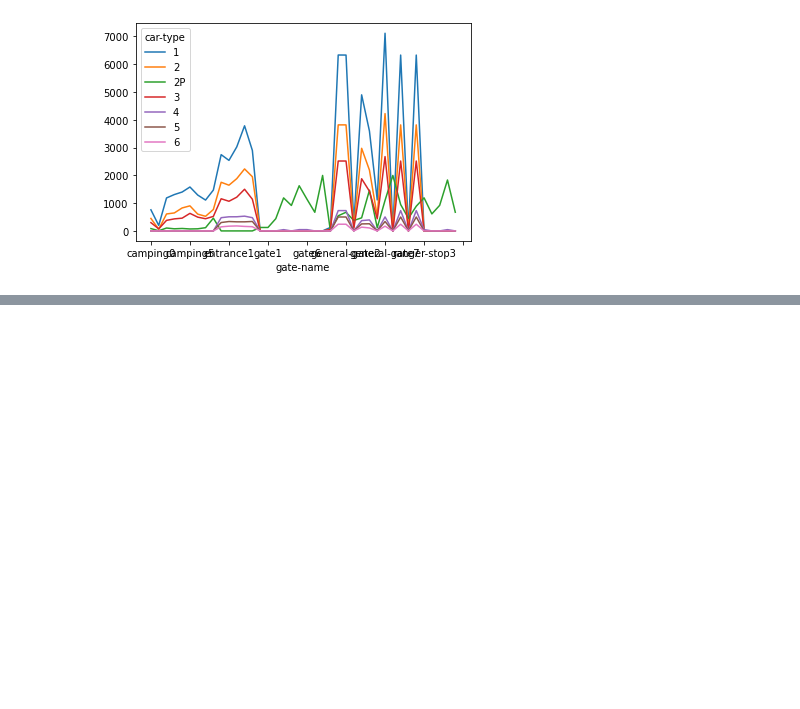
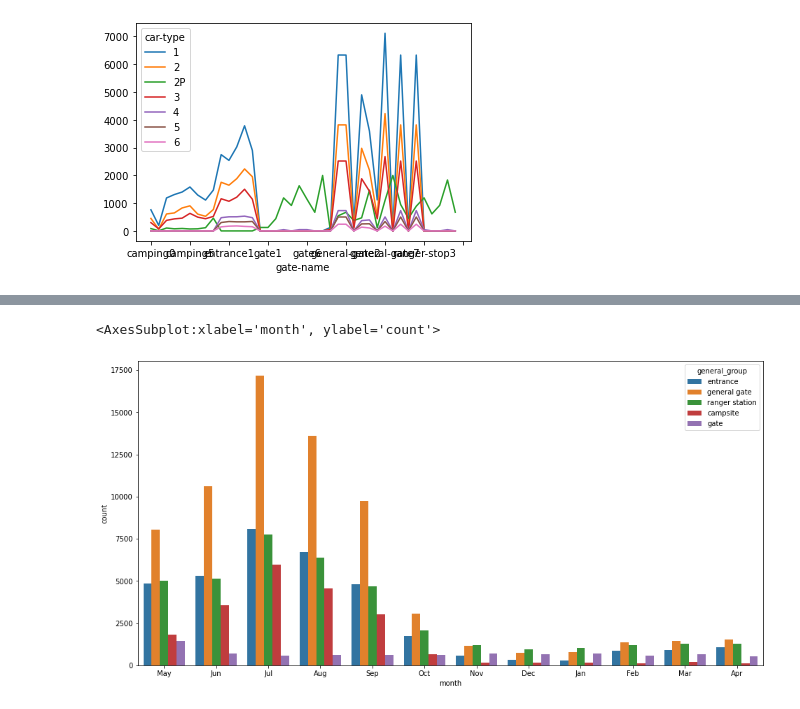
Before and after one commit to dollberk/Patterns_of_Life_Capstone, a Jupyter notebook: Capstone_Final.ipynb, the cells around one changed output, grey strips where cells are left out. Cells and saved outputs as stored; diff of their text form; code cells hidden in the pictures; blank space fills up the shorter version.

```diff
--- a/Capstone_Final.ipynb
+++ b/Capstone_Final.ipynb
@@ -615,0 +670,10 @@ m.unstack().plot(legend=True)
+# %%
+# rearrange columns so gates are together
+
+data['general_group'] = np.where(data['gate-name'].str.startswith('camping'), 'campsite',
+                                np.where(data['gate-name'].str.startswith('entrance'), 'entrance',
+                                        np.where(data['gate-name'].str.startswith('gate'), 'gate',
+                                                np.where(data['gate-name'].str.startswith('general'), 'general gate',
+                                                        np.where(data['gate-name'].str.startswith('ranger'), 'ranger station',
+                                                                0)))))
+data.head()
@@ -615,0 +687,6 @@ m.unstack().plot(legend=True)
+# %%
+# plot with general group
+sns.countplot(x=data.month, hue=data.general_group)
+# %% [output]
+<AxesSubplot:xlabel='month', ylabel='count'>
+[figure, added]
```
Also changed, not shown: parts of 14 cells of this notebook.
